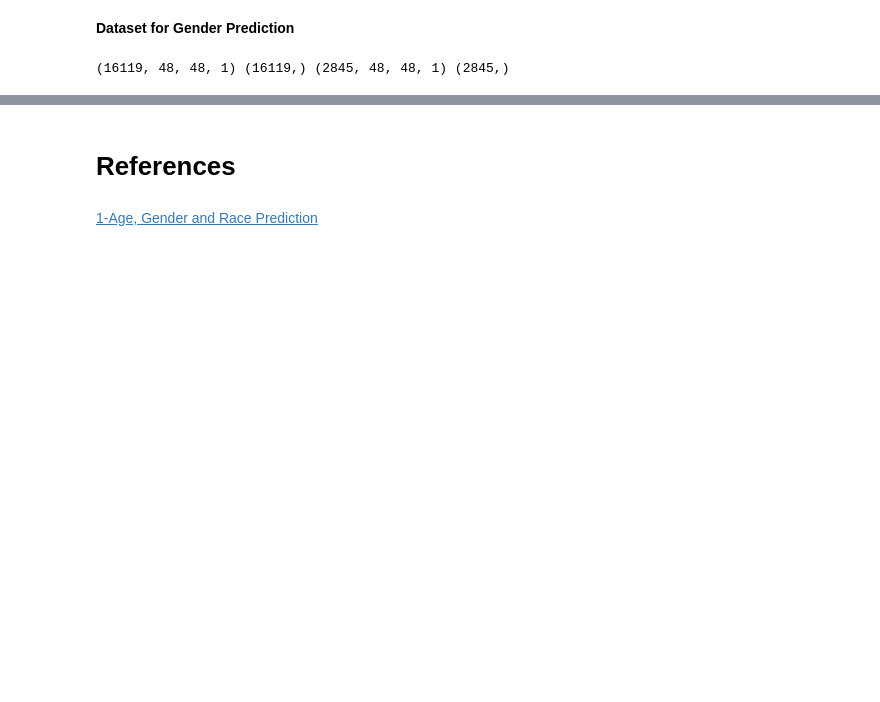
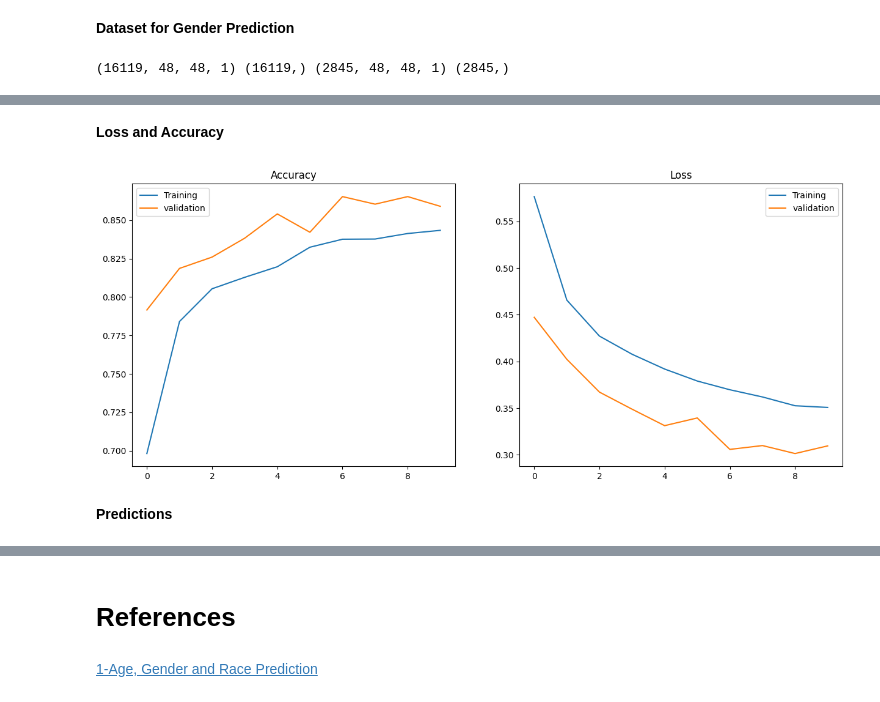
Before and after one commit to dr-mushtaq/Projects, a Jupyter notebook: Age,_Gender_and_Race_Prediction.ipynb, the cells around one changed output, grey strips where cells are left out. Cells and saved outputs as stored; diff of their text form; code cells hidden in the pictures; blank space fills up the shorter version.

```diff
--- a/Age,_Gender_and_Race_Prediction.ipynb
+++ b/Age,_Gender_and_Race_Prediction.ipynb
@@ -281,0 +290,4 @@ print(x_train_gen.shape,y_train_gen.shape,x_val_gen.shape,y_val_gen.shape)
+# %%
+gen_val_ds = valgen.flow(x_val_gen,y_val_gen,
+                        batch_size = 32
+                       )
@@ -281,0 +364,2 @@ print(x_train_gen.shape,y_train_gen.shape,x_val_gen.shape,y_val_gen.shape)
+# %%
+model_gender.compile(optimizer='adam',loss = "binary_crossentropy",metrics=['accuracy'])
@@ -281,0 +368,3 @@ print(x_train_gen.shape,y_train_gen.shape,x_val_gen.shape,y_val_gen.shape)
+# %%
+my_calls_1 = [keras.callbacks.EarlyStopping(monitor='val_accuracy',patience=3),
+            keras.callbacks.ModelCheckpoint("Model_Gender.h5",verbose=1,save_best_only=True)]
@@ -281,0 +373,2 @@ print(x_train_gen.shape,y_train_gen.shape,x_val_gen.shape,y_val_gen.shape)
+# %%
+hist_gender = model_gender.fit(gen_train_ds,epochs = 23, validation_data = gen_val_ds, callbacks = my_calls_1)
@@ -281,0 +404,23 @@ print(x_train_gen.shape,y_train_gen.shape,x_val_gen.shape,y_val_gen.shape)
+# %% [markdown]
+**Loss and Accuracy**
+# %%
+plt.figure(figsize=(15,6))
+
+plt.subplot(1,2,1)
+plt.plot(hist_gender.epoch,hist_gender.history['accuracy'],label = 'Training')
+plt.plot(hist_gender.epoch,hist_gender.history['val_accuracy'],label = 'validation')
+
+plt.title("Accuracy")
+plt.legend()
+
+plt.subplot(1,2,2)
+plt.plot(hist_gender.epoch,hist_gender.history['loss'],label = 'Training')
+plt.plot(hist_gender.epoch,hist_gender.history['val_loss'],label = 'validation')
+
+plt.title("Loss")
+plt.legend()
+plt.show()
+# %% [output]
+[figure, added]
+# %% [markdown]
+**Predictions**
```
Also changed, not shown: parts of 20 cells of this notebook.
